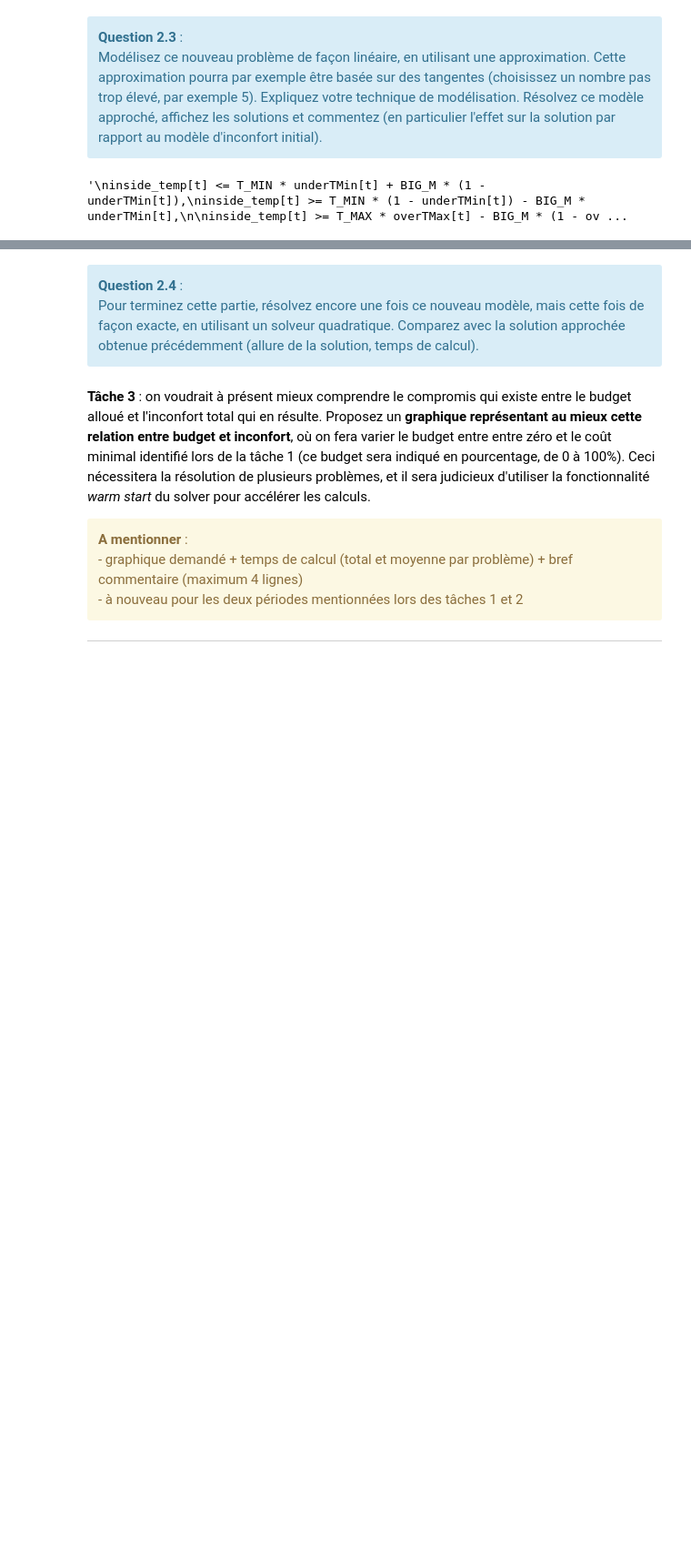
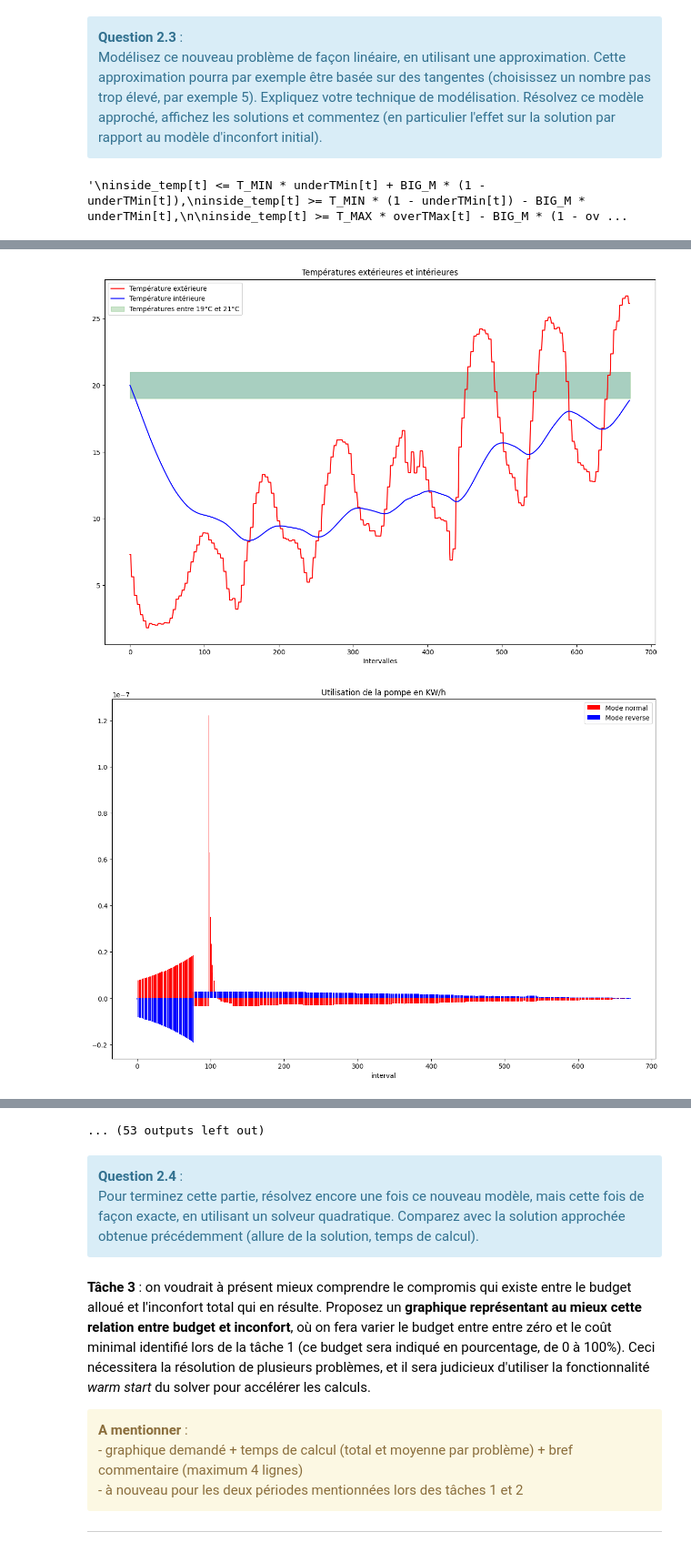
Before and after one commit to on-victorrijks/LINMA1702_Projet, a Jupyter notebook: final.ipynb, the cells around one changed output, grey strips where cells are left out. Shown at 91% size. Drawn from its saved outputs; the diff is of its cells as text; code cells hidden in the pictures; blank space fills up the shorter version.

```diff
--- a/final.ipynb
+++ b/final.ipynb
@@ -1172,36 +1255,51 @@ Starting with max budget: 0.0$
 # %%
-print(results_task23.keys())
-for i,result in enumerate(results_task23["0.9"]):
-    N = len(result["outside_temps"])
+for budgetFrac in results_task23.keys():
+    for i,result in enumerate(results_task23[budgetFrac]):
 
-    # 1) Cout minimal
-    print("Optimal Total Cost: ", result["totalCost"])
-    print("Max budget: ", result["maxBudget"])
-    print("Total inconfort: ", result["totalInconfort"])
-    print(f"Temps de calcul: { result['calcDuration'] }s")
+        if result['totalCost']==None:
+            continue
 
-    # 2) Graphe des températures extérieures et intérieures
-    x = range(N)
-    fig, ax = plt.subplots(figsize=(15, 10))
-    ax.add_patch(plt.Rectangle((0, T_MIN), N, (T_MAX - T_MIN), alpha=.2))
-    ax.plot(x, result["outside_temps"], label="Température extérieure", color="red")
-    ax.plot(x, result["optimal_inside_temps"], label="Température intérieure", color="blue")
-    ax.add_patch(plt.Rectangle((0, T_MIN), N, (T_MAX - T_MIN), alpha=.2, color="green", label=f"Températures entre {T_MIN}°C et {T_MAX}°C"))
-    plt.legend()
-    plt.title("Températures extérieures et intérieures")
-    plt.xlabel("Intervalles")
-    plt.savefig(f"./graphs/task2_temp_{i}.pdf", format="pdf", bbox_inches="tight")
-    plt.show()
+        N = len(result["outside_temps"])
 
-    # 3) Graphe de l'utilisation de la pompe à chaleur
-    x = range(N)
-    fig, ax = plt.subplots(figsize=(15, 10))
-    ax.bar(x, result["optimal_heat_pump_power_normal"], label="Mode normal", color="red")
-    ax.bar(x, result["optimal_heat_pump_power_reverse"], label="Mode reverse", color="blue")
-    plt.legend()
-    plt.title("Utilisation de la pompe en KW/h")
-    plt.xlabel("interval")
-    plt.savefig(f"./graphs/task2_usage_{i}.pdf", format="pdf", bbox_inches="tight")
-    plt.show()
+        # 1) Cout minimal
+        print("Optimal Total Cost: ", result["totalCost"])
+        print("Max budget: ", result["maxBudget"])
+        print("Total inconfort: ", result["totalInconfort"])
+        print(f"Temps de calcul: { result['calcDuration'] }s")
 
-    print("-----------------------------------")
+        # 2) Graphe des températures extérieures et intérieures
+        x = range(N)
+        fig, ax = plt.subplots(figsize=(15, 10))
+        ax.add_patch(plt.Rectangle((0, T_MIN), N, (T_MAX - T_MIN), alpha=.2))
+        ax.plot(x, result["outside_temps"], label="Température extérieure", color="red")
+        ax.plot(x, result["optimal_inside_temps"], label="Température intérieure", color="blue")
+        ax.add_patch(plt.Rectangle((0, T_MIN), N, (T_MAX - T_MIN), alpha=.2, color="green", label=f"Températures entre {T_MIN}°C et {T_MAX}°C"))
+        plt.legend()
+        plt.title("Températures extérieures et intérieures")
+        plt.xlabel("Intervalles")
+        plt.savefig(f"./graphs/task2_temp_{i}.pdf", format="pdf", bbox_inches="tight")
+        plt.show()
+
+        # 3) Graphe de l'utilisation de la pompe à chaleur
+        x = range(N)
+        fig, ax = plt.subplots(figsize=(15, 10))
+        ax.bar(x, result["optimal_heat_pump_power_normal"], label="Mode normal", color="red")
+        ax.bar(x, result["optimal_heat_pump_power_reverse"], label="Mode reverse", color="blue")
+        plt.legend()
+        plt.title("Utilisation de la pompe en KW/h")
+        plt.xlabel("interval")
+        plt.savefig(f"./graphs/task2_usage_{i}.pdf", format="pdf", bbox_inches="tight")
+        plt.show()
+
+        # 4) Graphe de l'inconfort
+        x = range(N)
+        fig, ax = plt.subplots(figsize=(15, 10))
+        ax.bar(x, result["inconforts"], label="Inconforts", color="red")
+        plt.legend()
+        plt.title("Inconforts")
+        plt.xlabel("interval")
+        plt.savefig(f"./graphs/task2_usage_{i}.pdf", format="pdf", bbox_inches="tight")
+        plt.show()
+
+        print("-----------------------------------")
+# %% [output]
@@ -1207,0 +1310,2 @@ for i,result in enumerate(results_task23["0.9"]):
+[figure, added]
+[figure, added]
@@ -1208,3 +1329,4 @@ for i,result in enumerate(results_task23["0.9"]):
+... (53 outputs left out)
 # %% [markdown]
 <div class="alert alert-block alert-info"><b>Question 2.4</b> :<br>
     Pour terminez cette partie, résolvez encore une fois ce nouveau modèle, mais cette fois de façon exacte, en utilisant un solveur quadratique. Comparez avec la solution approchée obtenue précédemment (allure de la solution, temps de calcul).
```
Also changed, not shown: parts of 9 cells of this notebook, 16 other files.
